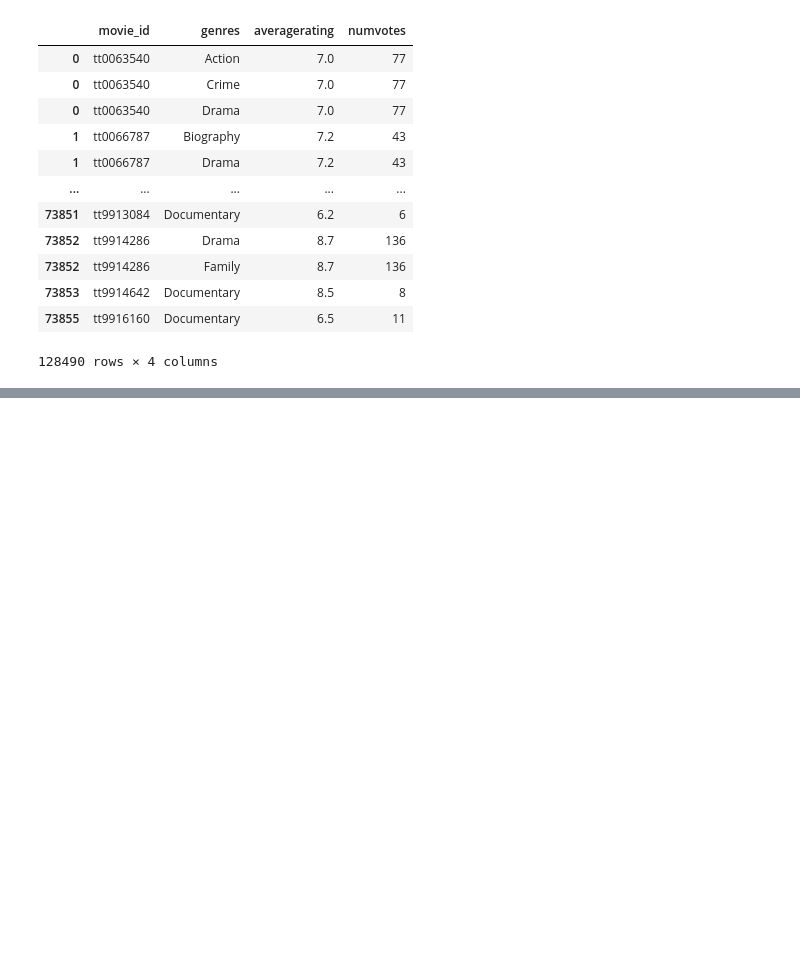
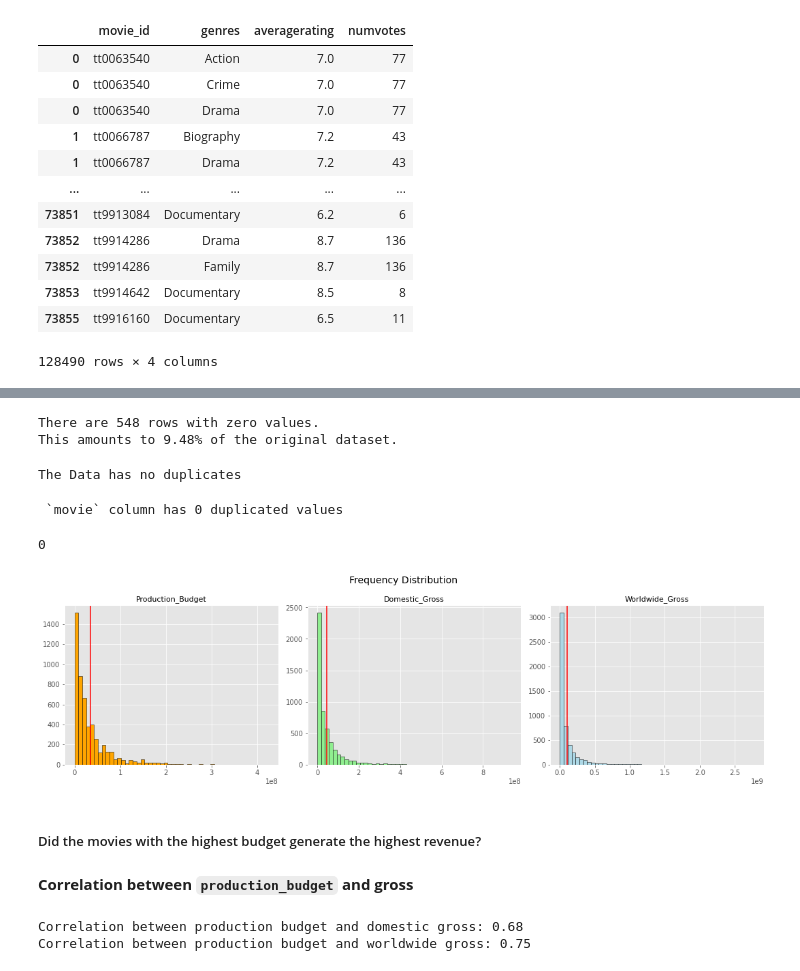
Before and after one commit to waihiga9/ExploratoryDataAnalysis_MoviesDataset, a Jupyter notebook: EDA_movies.ipynb, the cells around one changed output, grey strips where cells are left out. Saved outputs shown, nothing was run; the diff lists cells and outputs as text; code cells hidden in the pictures; blank space fills up the shorter version.

```diff
--- a/EDA_movies.ipynb
+++ b/EDA_movies.ipynb
@@ -439,0 +426,7 @@ genre_df
+# %%
+# Load the dataset
+df1 = pd.read_csv('Data/tn.movie_budgets.csv')
+# Overview info of the dataset
+print(df1.info())
+# Preview first 5 rows
+df1.head()
@@ -439,0 +467,2 @@ genre_df
+# %%
+df1['release_date'] = pd.to_datetime(df1['release_date'])
@@ -439,0 +497,64 @@ genre_df
+# %%
+# check for number of rows with zero values
+zero_values = df1.query('production_budget == 0 | domestic_gross == 0 | worldwide_gross == 0')
+print(f'There are {len(zero_values)} rows with zero values.\nThis amounts to {round(len(zero_values)/len(df1)*100, 2)}% of the original dataset.')
+# %% [output]
+There are 548 rows with zero values.
+This amounts to 9.48% of the original dataset.
+# %%
+# drop rows with zero values in the 'production_budget', 'domestic_gross', and 'worldwide_gross' columns
+df1 = df1.loc[(df1['production_budget'] != 0) & (df1['domestic_gross'] != 0) & (df1['worldwide_gross'] != 0)]
+# %%
+# check duplicated rows
+identify_duplicates(df1)
+# %% [output]
+The Data has no duplicates
+# %%
+# identify duplicated values in `movie` column
+print(f" `movie` column has {df1['movie'].duplicated().sum()} duplicated values")
+# %% [output]
+ `movie` column has 0 duplicated values
+# %%
+# keep the first row of the `movie`column duplicate
+df1.drop_duplicates(subset='movie', keep='first', inplace=True)
+df1['movie'].duplicated().sum()
+# %% [output]
+0
+# %%
+# create a figure with three subplots
+fig, axes = plt.subplots(ncols=3, figsize=(15,4.5))
+
+color_list = ['lightblue', 'pink', 'gray', 'gold', 'orange', 'lightgreen', 'cyan']
+np.random.seed(00)
+# plot a histogram for each column in the dataset
+for i, ax in enumerate(axes):
+    col_name = df1.columns[i+3]
+    data = df1.loc[:, col_name]
+    ax.hist(data, bins=50, edgecolor='black', color=np.random.choice(color_list))
+    ax.axvline(data.mean(), color='red')
+    ax.set_title(col_name.title(), fontsize=11)
+
+# set the title for the entire figure
+fig.suptitle('Frequency Distribution', fontsize=14)
+
+# adjust the spacing between subplots
+fig.tight_layout()
+
+# show the plot
+plt.show()
+# %% [output]
+[figure, added]
+# %% [markdown]
+##### Did the movies with the highest budget generate the highest revenue?
+# %% [markdown]
+**Correlation between `production_budget` and gross**
+# %%
+# correlation coefficients between production budget and revenue
+corr_domestic = np.corrcoef(df1['production_budget'], df1['domestic_gross'])[0,1]
+corr_worldwide = np.corrcoef(df1['production_budget'], df1['worldwide_gross'])[0,1]
+# Print the correlation coefficients
+print('Correlation between production budget and domestic gross:', corr_domestic.round(2))
+print('Correlation between production budget and worldwide gross:', corr_worldwide.round(2))
+# %% [output]
+Correlation between production budget and domestic gross: 0.68
+Correlation between production budget and worldwide gross: 0.75
```
Also changed, not shown: parts of 19 cells of this notebook, 1 other file.
